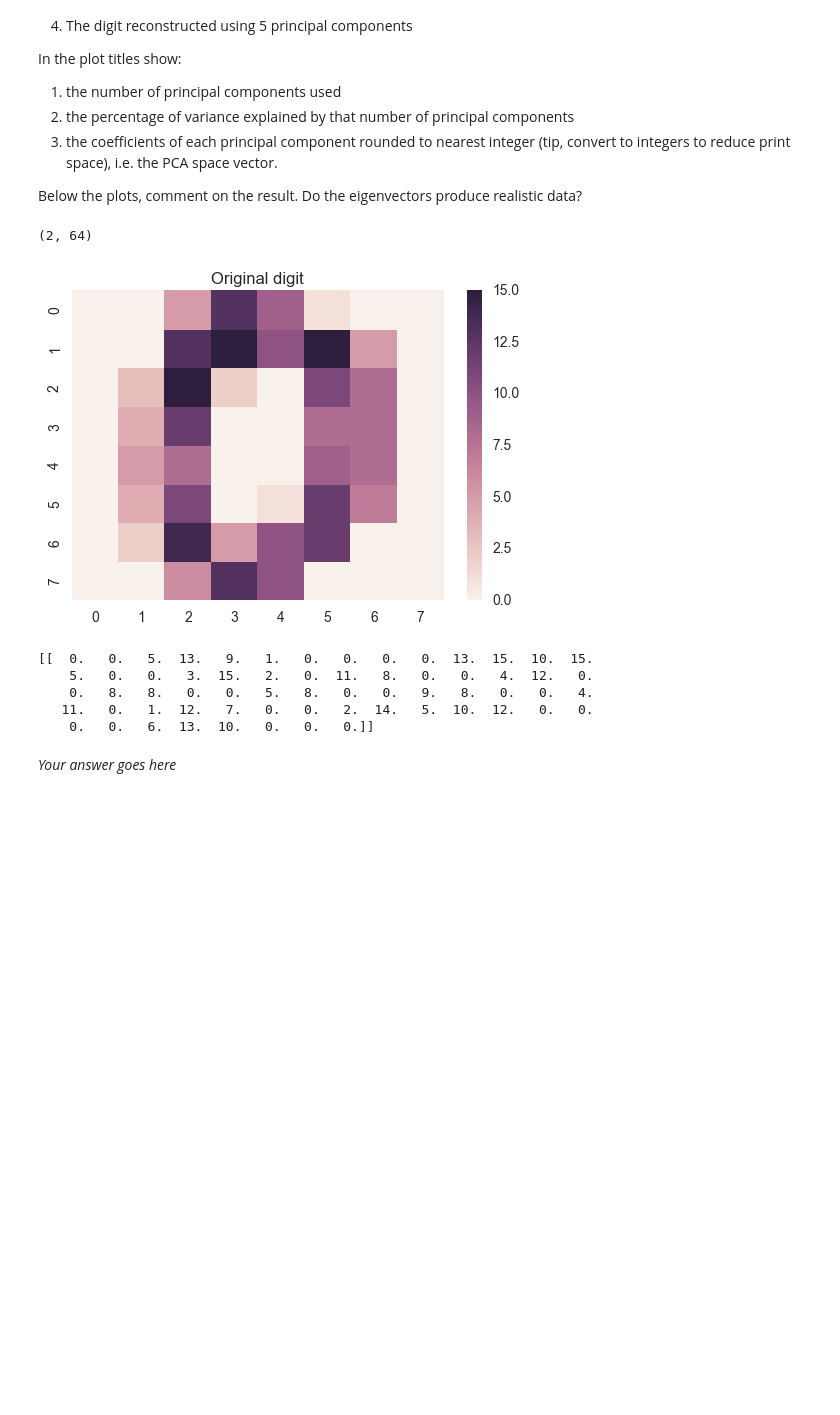
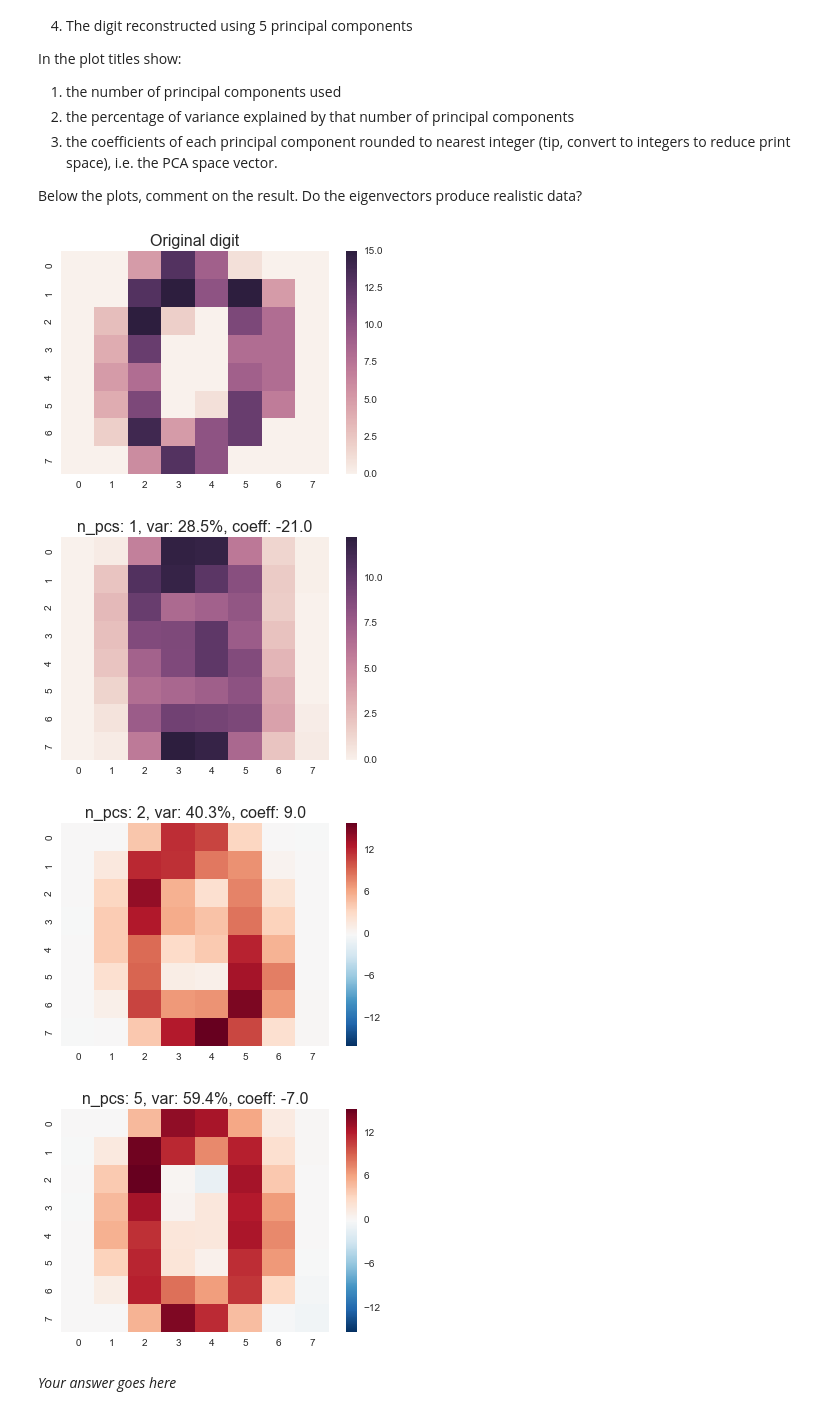
Before and after one commit to Dr-Alan-Turing/IAMachineLearning, a Jupyter notebook: 09_Assignment_4.ipynb, the cells around one changed output. Saved outputs shown, nothing was run; the diff lists cells and outputs as text; code cells hidden in the pictures; blank space fills up the shorter version.

```diff
--- a/09_Assignment_4.ipynb
+++ b/09_Assignment_4.ipynb
@@ -477,7 +477,7 @@ plt.scatter(centroids[:, 0], centroids[:, 1],
             marker='x', s=169, linewidths=2,
             color='w', zorder=10)
 
-labels=["cluster1","cluster2","cluster3","cluster4","cluster5"]
+labels = cats_2D
 for label, xi, yi in zip(labels, centroids[:, 0], centroids[:, 1]):
     plt.annotate(label, xy=(xi, yi), color='white', zorder=20, fontsize=12) # <- full marks 1/2
 
@@ -497,7 +497,7 @@ plt.show()
 # Prepare data
 y_pca = kmeans_pca.labels_
 target_names = cats_2D
-colors = ['turquoise', 'green', 'darkorange', 'purple', 'red']
+colors = ['turquoise', 'green', 'darkorange', 'purple', 'brown']
 # Plot PCA of categories
 plt.figure(figsize=(10,5))
 for color, i, target_name in zip(colors, [0, 1, 2, 3, 4], target_names):
@@ -652,8 +652,7 @@ Below the plot, explain what you observe. What does this suggest about the data?
 # %%
 # Plot explaind variance ratio against number of components
 # credit: http://scikit-learn.org/stable/auto_examples/plot_digits_pipe.html#sphx-glr-auto-examples-plot-digits-pipe-py
-pca = PCA(n_components=digits.data.shape[1])
-pca.fit(digits.data)
+pca = PCA(n_components=digits.data.shape[1]).fit(digits.data)
 plt.figure(1, figsize=(4, 3))
 plt.clf()
 plt.plot(pca.explained_variance_ratio_, linewidth=2)
@@ -666,13 +665,13 @@ plt.ylabel("explained variance")
 sum_variance_ratio = 0
 ncomp_w_95_variance = 0
 for i in range(0, len(pca.explained_variance_ratio_)):
-    if sum_variance_ratio + pca.explained_variance_ratio_[i] > 0.95:
-        break
-    ncomp_w_95_variance = i
-    sum_variance_ratio += pca.explained_variance_ratio_[i]
+    if sum_variance_ratio < 0.95:
+        ncomp_w_95_variance = i
+        sum_variance_ratio += pca.explained_variance_ratio_[i]
+    else: break
 print("Number of principal components with 95% variance: {0} with cumulative variance ratio of {1}".format(ncomp_w_95_variance, sum_variance_ratio))
 # Plot and annotate point
 plt.vlines(ncomp_w_95_variance, 0, 100, linestyle=':', label='n_components chosen')
-plt.annotate("n_components with 95% var: {0}".format(ncomp_w_95_variance), xy=(ncomp_w_95_variance, pca.explained_variance_ratio_[ncomp_w_95_variance]), arrowprops=dict(facecolor='black', shrink=0.05))
+plt.annotate("n_components with 95% variance: {0}".format(ncomp_w_95_variance), xy=(ncomp_w_95_variance, pca.explained_variance_ratio_[ncomp_w_95_variance]), arrowprops=dict(facecolor='black', shrink=0.05))
 plt.show()
 # %% [output]
@@ -719,44 +718,27 @@ In the plot titles show:
 1. the coefficients of each principal component rounded to nearest integer (tip, convert to integers to reduce print space), i.e. the PCA space vector.
 
 Below the plots, comment on the result. Do the eigenvectors produce realistic data?
-# %%
-pca_temp = PCA(n_components=2)
-pca_temp.fit(digits.data)
-pca_temp.components_.shape
-# %% [output]
-(2, 64)
 # %%
 # Plot original digit
-sns.heatmap(digits.data[idx].reshape(8,8))
-plt.title("Original digit")
+sns.heatmap(digits.data[0].reshape(8,8))
+plt.title("Original digit", fontsize=16)
 plt.show()
 
 # Plot reconstructed digit using n principal components
 n_pcs = [1, 2, 5]
-digit_zero = digits.data[0,:].reshape(1, -1)
-print(digit_zero)
+digit_coefficients = pca.transform(digits.data[0,:].reshape(1, -1)).flatten()
 for n in n_pcs:
-    pca_temp = PCA(n_components=n).fit(digit_zero)
-    mean_image = pca.mean_
+    digit_reconstructed = pca.mean_.copy()
     for i in range(n):
-        digit_coefficients = pca_temp.transform(digit_zero).flatten()
-
-    print(digit_zero.shape)
-    print(pca_temp.components_)
-    print(digit_coefficients)
-    digit_reconstructed = digit_coefficients * pca_temp.components_.flatten() + pca.mean_
+        digit_reconstructed += digit_coefficients[i] * pca.components_[i]
     sns.heatmap(digit_reconstructed.reshape(8,8))
-    plt.title("n_pcs: {0}".format(n))
+    plt.title("n_pcs: {0}, var: {1:.1f}%, coeff: {2}".format(n, pca.explained_variance_ratio_.cumsum()[n]*100, round(digit_coefficients[n])), fontsize=16)
     plt.show()
-
-#digit_zero_1_pc
 # %% [output]
-[figure, old version]
+[figure, new version]
-[[  0.   0.   5.  13.   9.   1.   0.   0.   0.   0.  13.  15.  10.  15.
-    5.   0.   0.   3.  15.   2.   0.  11.   8.   0.   0.   4.  12.   0.
-    0.   8.   8.   0.   0.   5.   8.   0.   0.   9.   8.   0.   0.   4.
-   11.   0.   1.  12.   7.   0.   0.   2.  14.   5.  10.  12.   0.   0.
-    0.   0.   6.  13.  10.   0.   0.   0.]]
+[figure, added]
+[figure, added]
+[figure, added]
 # %% [markdown]
 *Your answer goes here*
 # %% [markdown]
```
Also changed, not shown: parts of 9 cells of this notebook.
